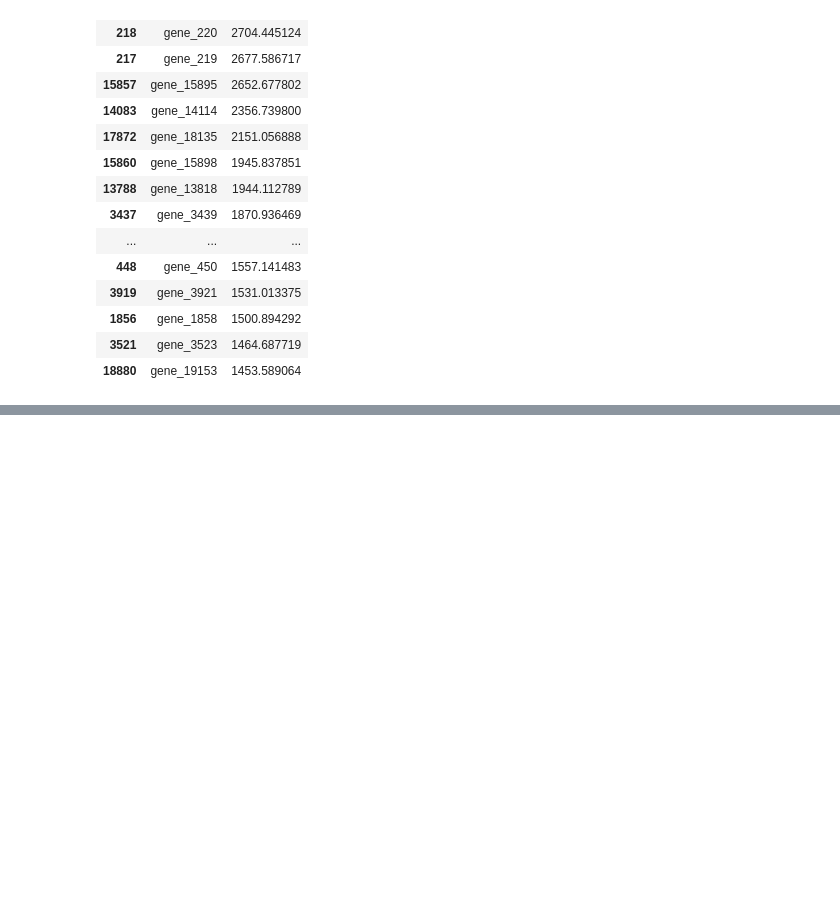
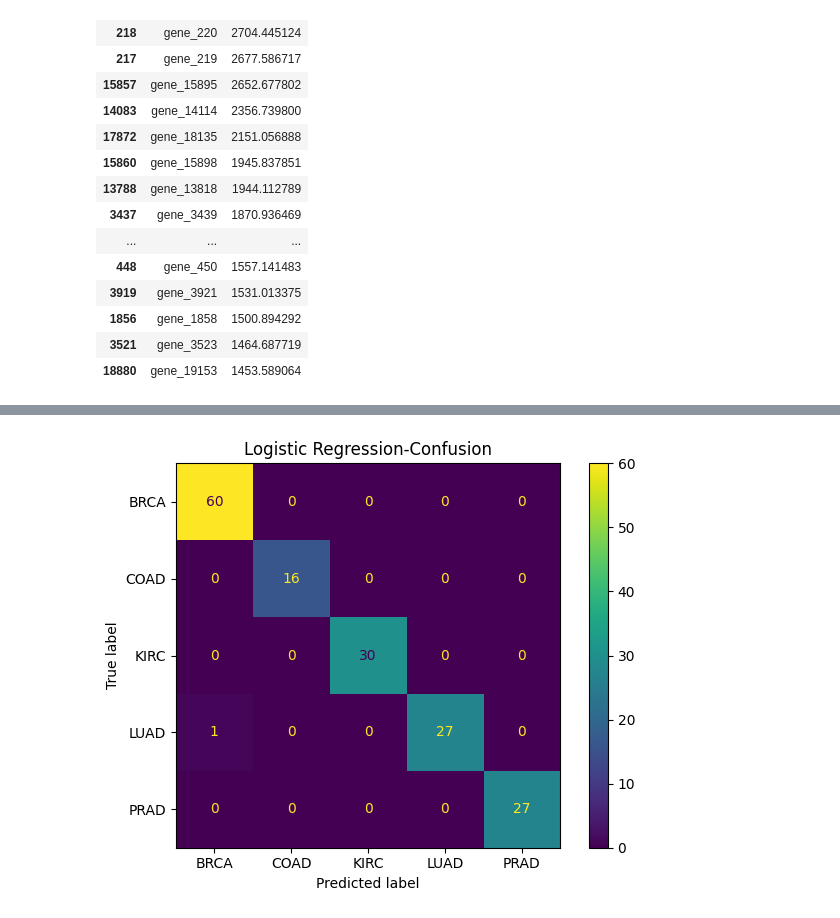
Before and after one commit to Ishika0310/cancer-gene-expression-ml, a Jupyter notebook: notebooks/01_data_exploration.ipynb, the cells around one changed output, grey strips where cells are left out. Drawn from its saved outputs; the diff is of its cells as text; code cells hidden in the pictures; blank space fills up the shorter version.

Commit message:
Add logistic regression model and evaluation

```diff
--- a/notebooks/01_data_exploration.ipynb
+++ b/notebooks/01_data_exploration.ipynb
@@ -481,0 +486,8 @@ Top 20 selected genes by F-score:
+# %%
+logistic_model = LogisticRegression(
+    max_iter=2000,random_state=42
+)
+logistic_model.fit(
+    x_train_selected,y_train
+)
+print('Logistic Regression model trained successfully')
@@ -481,0 +496,5 @@ Top 20 selected genes by F-score:
+# %%
+y_pred = logistic_model.predict(x_test_selected)
+print('Number of predictions:',len(y_pred))
+print('\nFirst 10 predictions:')
+print(y_pred[:10])
@@ -481,0 +534,13 @@ Top 20 selected genes by F-score:
+# %%
+from sklearn.metrics import confusion_matrix,ConfusionMatrixDisplay
+import matplotlib.pyplot as plt
+cm=confusion_matrix(y_test,y_pred)
+disp=ConfusionMatrixDisplay(
+    confusion_matrix=cm,display_labels=logistic_model.classes_
+)
+disp.plot()
+plt.title('Logistic Regression-Confusion')
+plt.tight_layout()
+plt.show()
+# %% [output]
+[figure, added]
```
Also changed, not shown: parts of 6 cells of this notebook.
